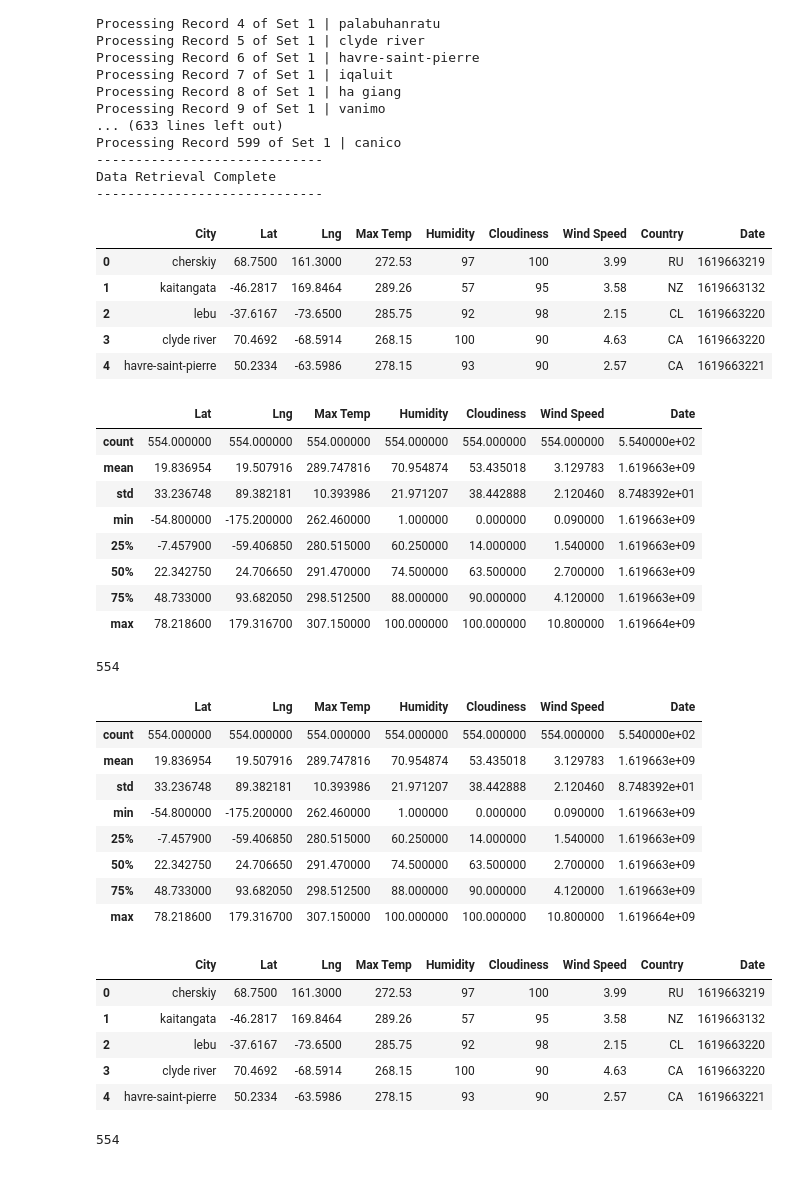
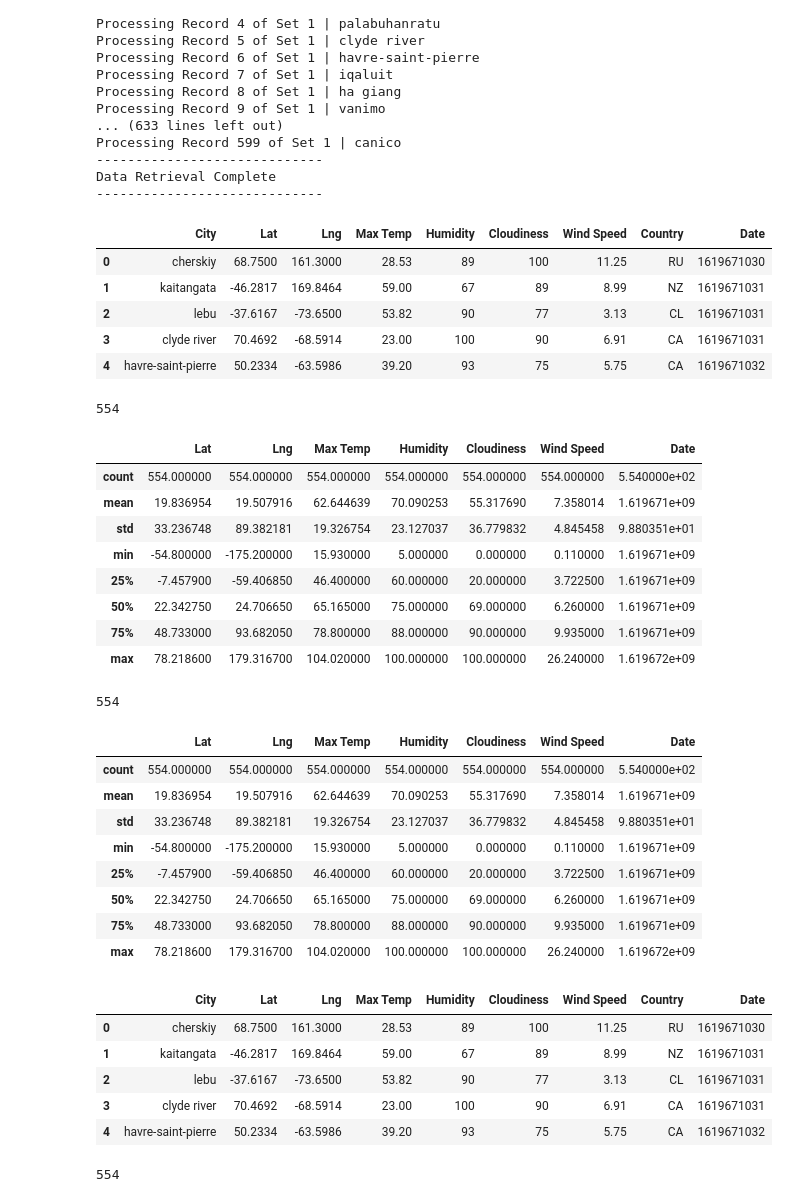
Before and after one commit to leoipn/python-api-challenge, a Jupyter notebook: starter_code/WeatherPy/WeatherPy.ipynb, the cells around one changed output. Saved outputs shown, nothing was run; the diff lists cells and outputs as text; code cells hidden in the pictures.

```diff
--- a/starter_code/WeatherPy/WeatherPy.ipynb
+++ b/starter_code/WeatherPy/WeatherPy.ipynb
@@ -60,7 +61,7 @@ print("-----------------------------")
 
 # Loop to call the weather api using a list of cities
 for count, city_name in enumerate(cities, start=1):
-    query_params = f"q={city_name}&appid={weather_api_key}"
+    query_params = f"q={city_name}&appid={weather_api_key}&units=imperial"
     response = requests.get(base_url + query_params).json()
 
     if (response["cod"]=="404"):
@@ -102,25 +103,31 @@ Data Retrieval Complete
 # %%
 city_dict = {
     "City" : new_cities,
     "Lat": lat,
     "Lng": lng,
     "Max Temp": max_temp,
     "Humidity": humidity,
     "Cloudiness": cloudiness,
     "Wind Speed": wind_speed,
     "Country": country,
     "Date": date
 }
 
+city_dict
+
 city_data = pd.DataFrame(city_dict)
 city_data.head()
 # %% [output]
 |  | City | Lat | Lng | Max Temp | Humidity | Cloudiness | Wind Speed | Country | Date |
-| 0 | cherskiy | 68.7500 | 161.3000 | 272.53 | 97 | 100 | 3.99 | RU | 1619663219 |
-| 1 | kaitangata | -46.2817 | 169.8464 | 289.26 | 57 | 95 | 3.58 | NZ | 1619663132 |
-| 2 | lebu | -37.6167 | -73.6500 | 285.75 | 92 | 98 | 2.15 | CL | 1619663220 |
-| 3 | clyde river | 70.4692 | -68.5914 | 268.15 | 100 | 90 | 4.63 | CA | 1619663220 |
-| 4 | havre-saint-pierre | 50.2334 | -63.5986 | 278.15 | 93 | 90 | 2.57 | CA | 1619663221 |
+| 0 | cherskiy | 68.7500 | 161.3000 | 28.53 | 89 | 100 | 11.25 | RU | 1619671030 |
+| 1 | kaitangata | -46.2817 | 169.8464 | 59.00 | 67 | 89 | 8.99 | NZ | 1619671031 |
+| 2 | lebu | -37.6167 | -73.6500 | 53.82 | 90 | 77 | 3.13 | CL | 1619671031 |
+| 3 | clyde river | 70.4692 | -68.5914 | 23.00 | 100 | 90 | 6.91 | CA | 1619671031 |
+| 4 | havre-saint-pierre | 50.2334 | -63.5986 | 39.20 | 93 | 75 | 5.75 | CA | 1619671032 |
+# %%
+len(city_data)
+# %% [output]
+554
 # %%
 city_data.to_csv(output_data_file)
 # %%
@@ -128,13 +135,13 @@ city_data.describe()
 # %% [output]
 |  | Lat | Lng | Max Temp | Humidity | Cloudiness | Wind Speed | Date |
 | count | 554.000000 | 554.000000 | 554.000000 | 554.000000 | 554.000000 | 554.000000 | 5.540000e+02 |
-| mean | 19.836954 | 19.507916 | 289.747816 | 70.954874 | 53.435018 | 3.129783 | 1.619663e+09 |
-| std | 33.236748 | 89.382181 | 10.393986 | 21.971207 | 38.442888 | 2.120460 | 8.748392e+01 |
-| min | -54.800000 | -175.200000 | 262.460000 | 1.000000 | 0.000000 | 0.090000 | 1.619663e+09 |
-| 25% | -7.457900 | -59.406850 | 280.515000 | 60.250000 | 14.000000 | 1.540000 | 1.619663e+09 |
-| 50% | 22.342750 | 24.706650 | 291.470000 | 74.500000 | 63.500000 | 2.700000 | 1.619663e+09 |
-| 75% | 48.733000 | 93.682050 | 298.512500 | 88.000000 | 90.000000 | 4.120000 | 1.619663e+09 |
-| max | 78.218600 | 179.316700 | 307.150000 | 100.000000 | 100.000000 | 10.800000 | 1.619664e+09 |
+| mean | 19.836954 | 19.507916 | 62.644639 | 70.090253 | 55.317690 | 7.358014 | 1.619671e+09 |
+| std | 33.236748 | 89.382181 | 19.326754 | 23.127037 | 36.779832 | 4.845458 | 9.880351e+01 |
+| min | -54.800000 | -175.200000 | 15.930000 | 5.000000 | 0.000000 | 0.110000 | 1.619671e+09 |
+| 25% | -7.457900 | -59.406850 | 46.400000 | 60.000000 | 20.000000 | 3.722500 | 1.619671e+09 |
+| 50% | 22.342750 | 24.706650 | 65.165000 | 75.000000 | 69.000000 | 6.260000 | 1.619671e+09 |
+| 75% | 48.733000 | 93.682050 | 78.800000 | 88.000000 | 90.000000 | 9.935000 | 1.619671e+09 |
+| max | 78.218600 | 179.316700 | 104.020000 | 100.000000 | 100.000000 | 26.240000 | 1.619672e+09 |
 # %%
 filtered_city_data = city_data.loc[city_data["Humidity"]<=100,:]
 len(filtered_city_data)
@@ -145,13 +152,13 @@ filtered_city_data.describe()
 # %% [output]
 |  | Lat | Lng | Max Temp | Humidity | Cloudiness | Wind Speed | Date |
 | count | 554.000000 | 554.000000 | 554.000000 | 554.000000 | 554.000000 | 554.000000 | 5.540000e+02 |
-| mean | 19.836954 | 19.507916 | 289.747816 | 70.954874 | 53.435018 | 3.129783 | 1.619663e+09 |
-| std | 33.236748 | 89.382181 | 10.393986 | 21.971207 | 38.442888 | 2.120460 | 8.748392e+01 |
-| min | -54.800000 | -175.200000 | 262.460000 | 1.000000 | 0.000000 | 0.090000 | 1.619663e+09 |
-| 25% | -7.457900 | -59.406850 | 280.515000 | 60.250000 | 14.000000 | 1.540000 | 1.619663e+09 |
-| 50% | 22.342750 | 24.706650 | 291.470000 | 74.500000 | 63.500000 | 2.700000 | 1.619663e+09 |
-| 75% | 48.733000 | 93.682050 | 298.512500 | 88.000000 | 90.000000 | 4.120000 | 1.619663e+09 |
-| max | 78.218600 | 179.316700 | 307.150000 | 100.000000 | 100.000000 | 10.800000 | 1.619664e+09 |
+| mean | 19.836954 | 19.507916 | 62.644639 | 70.090253 | 55.317690 | 7.358014 | 1.619671e+09 |
+| std | 33.236748 | 89.382181 | 19.326754 | 23.127037 | 36.779832 | 4.845458 | 9.880351e+01 |
+| min | -54.800000 | -175.200000 | 15.930000 | 5.000000 | 0.000000 | 0.110000 | 1.619671e+09 |
+| 25% | -7.457900 | -59.406850 | 46.400000 | 60.000000 | 20.000000 | 3.722500 | 1.619671e+09 |
+| 50% | 22.342750 | 24.706650 | 65.165000 | 75.000000 | 69.000000 | 6.260000 | 1.619671e+09 |
+| 75% | 48.733000 | 93.682050 | 78.800000 | 88.000000 | 90.000000 | 9.935000 | 1.619671e+09 |
+| max | 78.218600 | 179.316700 | 104.020000 | 100.000000 | 100.000000 | 26.240000 | 1.619672e+09 |
 # %%
 humidity_over_100 = city_data.loc[city_data["Humidity"]>100,:]
 indexes = humidity_over_100.index
@@ -165,11 +172,11 @@ for i in indexes:
 clean_city_data.head()
 # %% [output]
 |  | City | Lat | Lng | Max Temp | Humidity | Cloudiness | Wind Speed | Country | Date |
-| 0 | cherskiy | 68.7500 | 161.3000 | 272.53 | 97 | 100 | 3.99 | RU | 1619663219 |
-| 1 | kaitangata | -46.2817 | 169.8464 | 289.26 | 57 | 95 | 3.58 | NZ | 1619663132 |
-| 2 | lebu | -37.6167 | -73.6500 | 285.75 | 92 | 98 | 2.15 | CL | 1619663220 |
-| 3 | clyde river | 70.4692 | -68.5914 | 268.15 | 100 | 90 | 4.63 | CA | 1619663220 |
-| 4 | havre-saint-pierre | 50.2334 | -63.5986 | 278.15 | 93 | 90 | 2.57 | CA | 1619663221 |
+| 0 | cherskiy | 68.7500 | 161.3000 | 28.53 | 89 | 100 | 11.25 | RU | 1619671030 |
+| 1 | kaitangata | -46.2817 | 169.8464 | 59.00 | 67 | 89 | 8.99 | NZ | 1619671031 |
+| 2 | lebu | -37.6167 | -73.6500 | 53.82 | 90 | 77 | 3.13 | CL | 1619671031 |
+| 3 | clyde river | 70.4692 | -68.5914 | 23.00 | 100 | 90 | 6.91 | CA | 1619671031 |
+| 4 | havre-saint-pierre | 50.2334 | -63.5986 | 39.20 | 93 | 75 | 5.75 | CA | 1619671032 |
 # %%
 len(clean_city_data)
 # %% [output]
```
Also changed, not shown: parts of 18 cells of this notebook.
